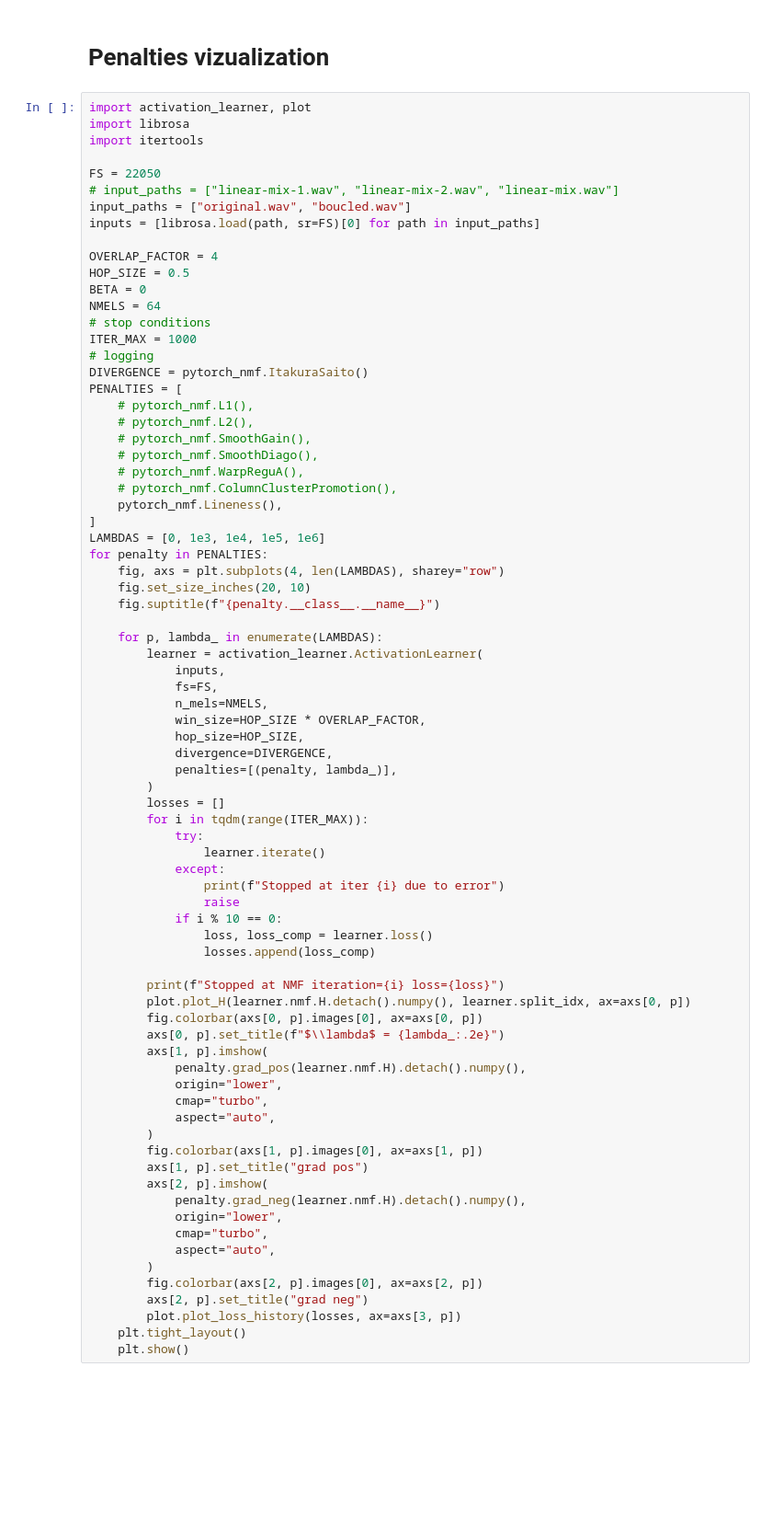
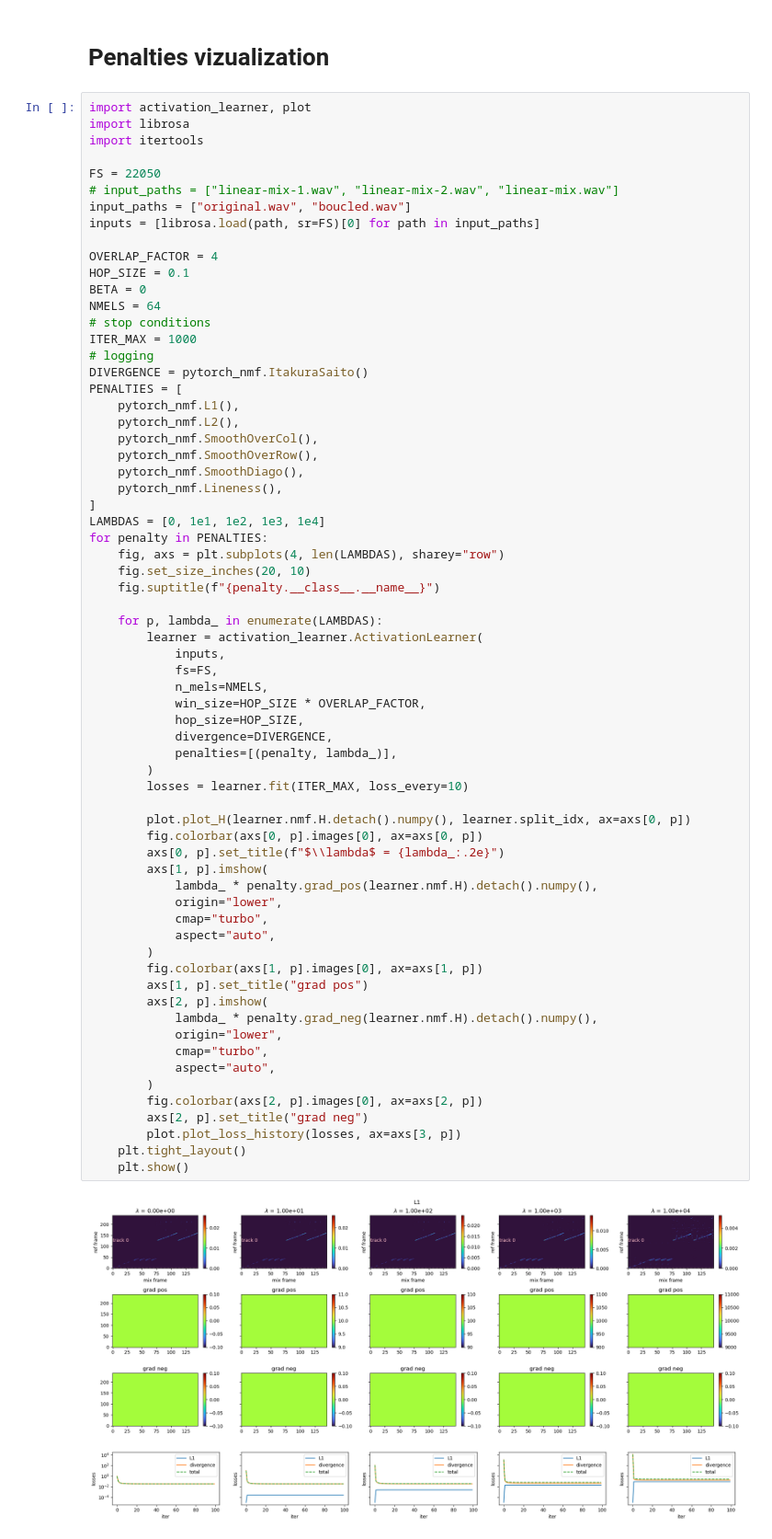
Before and after one commit to etiandre/reverse-dj-mix, a Jupyter notebook: nmf/penalties.ipynb, the cells around one changed output. Shown at 92% size. Cells and saved outputs as stored; diff of their text form; blank space fills up the shorter version.

```diff
--- a/nmf/penalties.ipynb
+++ b/nmf/penalties.ipynb
@@ -17,7 +17,7 @@ input_paths = ["original.wav", "boucled.wav"]
 inputs = [librosa.load(path, sr=FS)[0] for path in input_paths]
 
 OVERLAP_FACTOR = 4
-HOP_SIZE = 0.5
+HOP_SIZE = 0.1
 BETA = 0
 NMELS = 64
 # stop conditions
@@ -25,15 +25,14 @@ ITER_MAX = 1000
 # logging
 DIVERGENCE = pytorch_nmf.ItakuraSaito()
 PENALTIES = [
-    # pytorch_nmf.L1(),
-    # pytorch_nmf.L2(),
-    # pytorch_nmf.SmoothGain(),
-    # pytorch_nmf.SmoothDiago(),
-    # pytorch_nmf.WarpReguA(),
-    # pytorch_nmf.ColumnClusterPromotion(),
+    pytorch_nmf.L1(),
+    pytorch_nmf.L2(),
+    pytorch_nmf.SmoothOverCol(),
+    pytorch_nmf.SmoothOverRow(),
+    pytorch_nmf.SmoothDiago(),
     pytorch_nmf.Lineness(),
 ]
-LAMBDAS = [0, 1e3, 1e4, 1e5, 1e6]
+LAMBDAS = [0, 1e1, 1e2, 1e3, 1e4]
 for penalty in PENALTIES:
     fig, axs = plt.subplots(4, len(LAMBDAS), sharey="row")
     fig.set_size_inches(20, 10)
@@ -43,43 +42,35 @@ for penalty in PENALTIES:
         learner = activation_learner.ActivationLearner(
             inputs,
             fs=FS,
             n_mels=NMELS,
             win_size=HOP_SIZE * OVERLAP_FACTOR,
             hop_size=HOP_SIZE,
             divergence=DIVERGENCE,
             penalties=[(penalty, lambda_)],
         )
-        losses = []
-        for i in tqdm(range(ITER_MAX)):
-            try:
-                learner.iterate()
-            except:
-                print(f"Stopped at iter {i} due to error")
-                raise
-            if i % 10 == 0:
-                loss, loss_comp = learner.loss()
-                losses.append(loss_comp)
+        losses = learner.fit(ITER_MAX, loss_every=10)
 
-        print(f"Stopped at NMF iteration={i} loss={loss}")
         plot.plot_H(learner.nmf.H.detach().numpy(), learner.split_idx, ax=axs[0, p])
         fig.colorbar(axs[0, p].images[0], ax=axs[0, p])
         axs[0, p].set_title(f"$\\lambda$ = {lambda_:.2e}")
         axs[1, p].imshow(
-            penalty.grad_pos(learner.nmf.H).detach().numpy(),
+            lambda_ * penalty.grad_pos(learner.nmf.H).detach().numpy(),
             origin="lower",
             cmap="turbo",
             aspect="auto",
         )
         fig.colorbar(axs[1, p].images[0], ax=axs[1, p])
         axs[1, p].set_title("grad pos")
         axs[2, p].imshow(
-            penalty.grad_neg(learner.nmf.H).detach().numpy(),
+            lambda_ * penalty.grad_neg(learner.nmf.H).detach().numpy(),
             origin="lower",
             cmap="turbo",
             aspect="auto",
         )
         fig.colorbar(axs[2, p].images[0], ax=axs[2, p])
         axs[2, p].set_title("grad neg")
         plot.plot_loss_history(losses, ax=axs[3, p])
     plt.tight_layout()
     plt.show()
+# %% [output]
+[figure, added]
```
Also changed, not shown: parts of 1 cell of this notebook, 4 other files.
